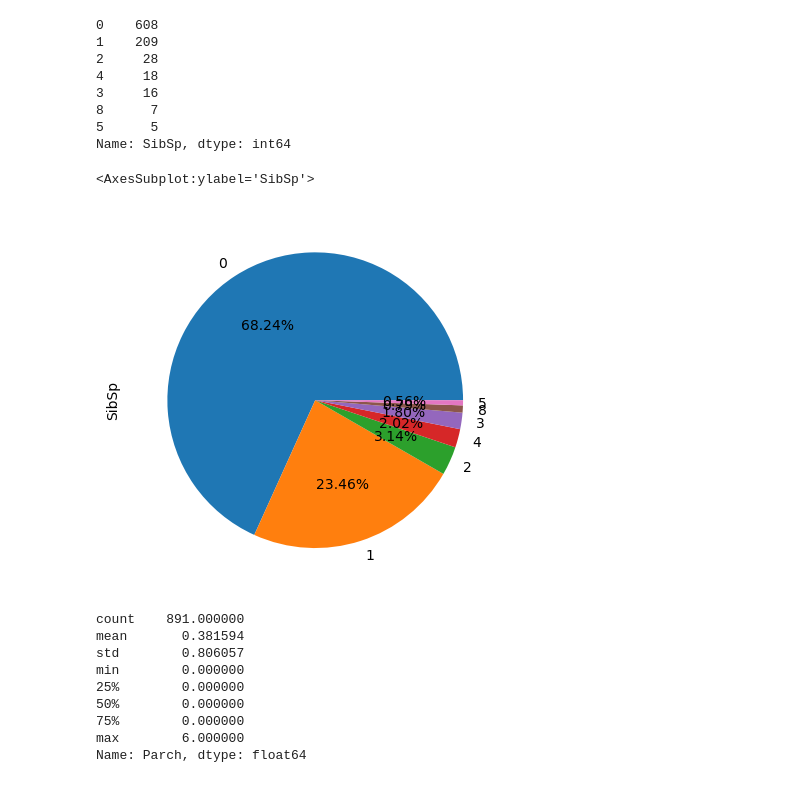
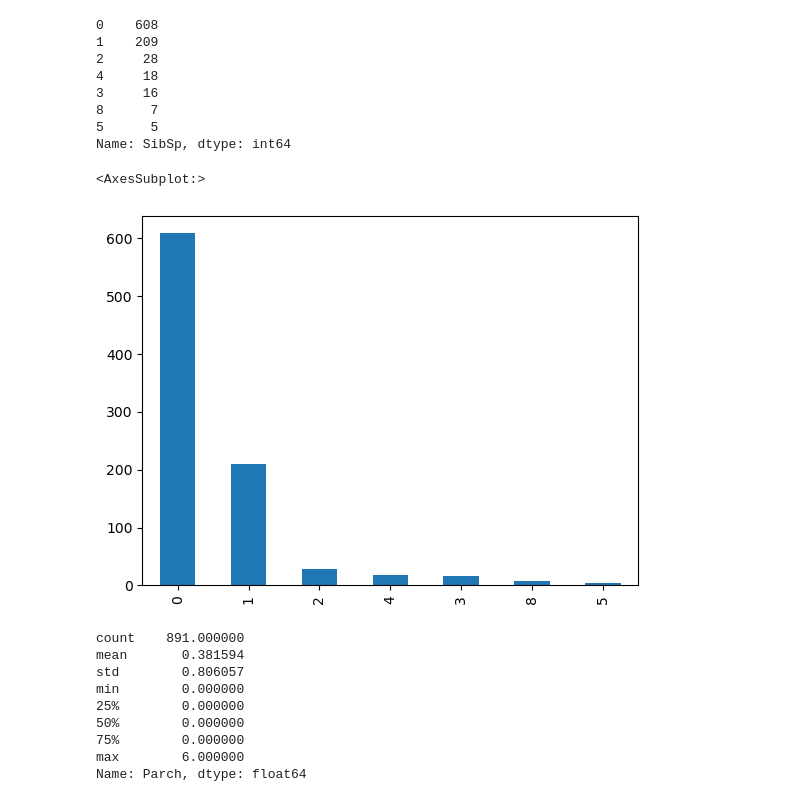
Before and after one commit to chwasiq0569/EDA-on-Titanic-Dataset, a Jupyter notebook: eda-on-titanic-dataset.ipynb, the cells around one changed output. Drawn from its saved outputs; the diff is of its cells as text; code cells hidden in the pictures.

```diff
--- a/eda-on-titanic-dataset.ipynb
+++ b/eda-on-titanic-dataset.ipynb
@@ -318,10 +318,10 @@ traindf['SibSp'].value_counts()
 5      5
 Name: SibSp, dtype: int64
 # %%
-traindf['SibSp'].value_counts().plot(kind='pie', autopct='%0.2f%%')
+traindf['SibSp'].value_counts().plot(kind='bar')
 # %% [output]
-<AxesSubplot:ylabel='SibSp'>
+<AxesSubplot:>
-[figure, old version]
+[figure, new version]
 # %%
 traindf['Parch'].describe()
 # %% [output]
```
Also changed, not shown: parts of 13 cells of this notebook.
